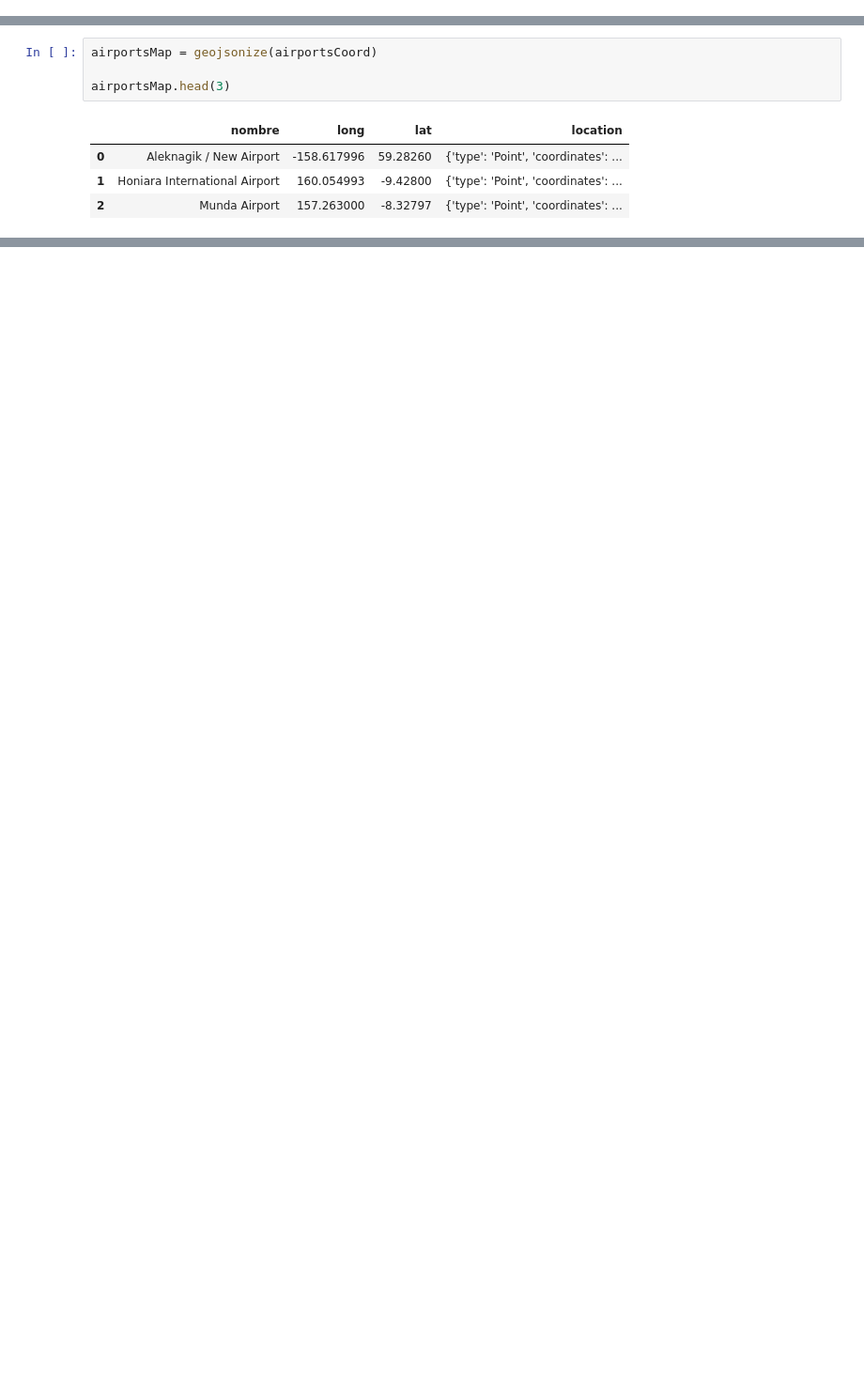
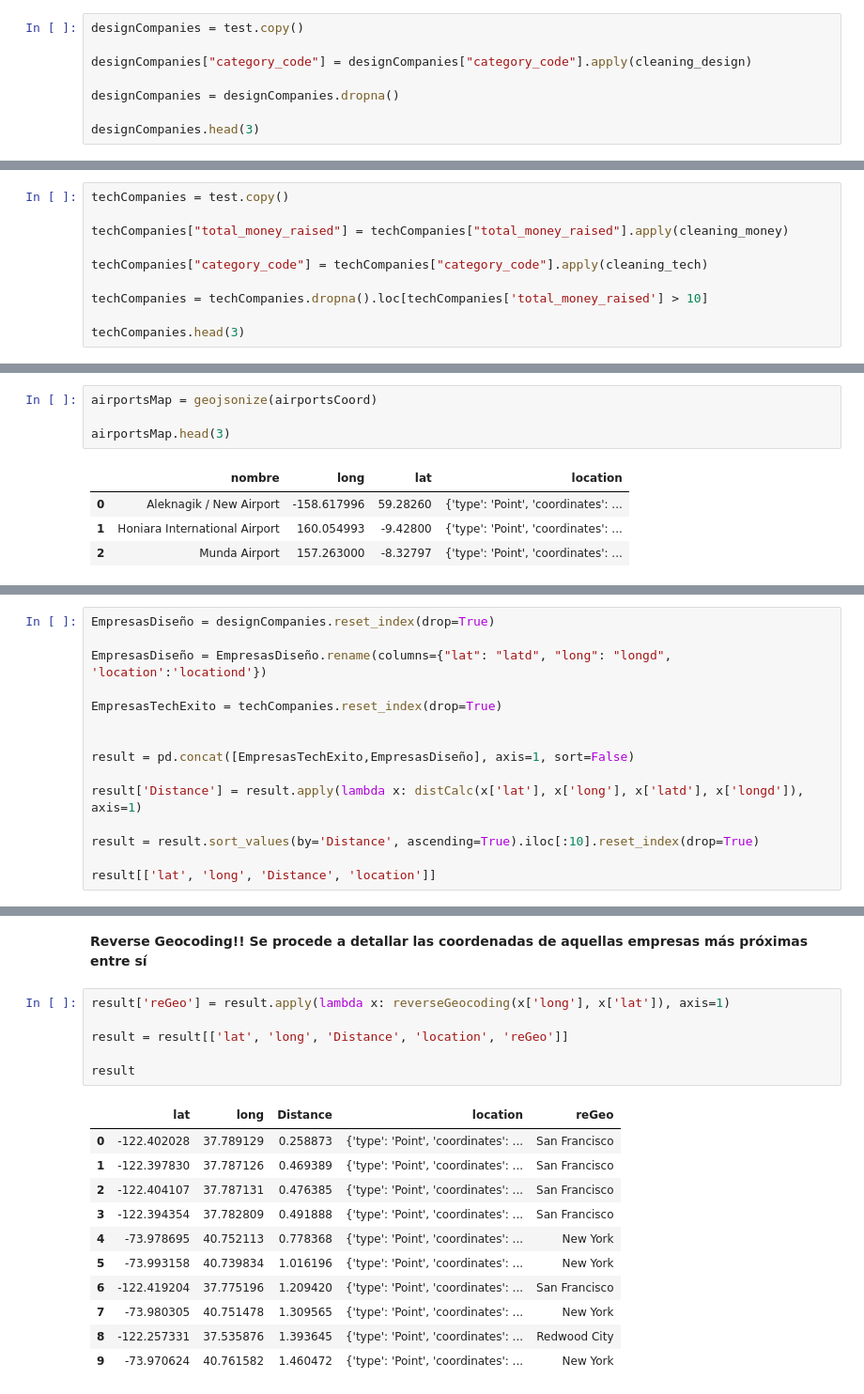
Before and after one commit to Alejorro/Analysis-Places, a Jupyter notebook: main.ipynb, the cells around one changed output, grey strips where cells are left out. Shown: that part at 94% size. Saved outputs shown, nothing was run; the diff lists cells and outputs as text; blank space fills up the shorter version.

```diff
--- a/main.ipynb
+++ b/main.ipynb
@@ -112,0 +149,8 @@ test.head(3)
+# %%
+designCompanies = test.copy()
+
+designCompanies["category_code"] = designCompanies["category_code"].apply(cleaning_design)
+
+designCompanies = designCompanies.dropna()
+
+designCompanies.head(3)
@@ -112,0 +164,10 @@ test.head(3)
+# %%
+techCompanies = test.copy()
+
+techCompanies["total_money_raised"] = techCompanies["total_money_raised"].apply(cleaning_money)
+
+techCompanies["category_code"] = techCompanies["category_code"].apply(cleaning_tech)
+
+techCompanies = techCompanies.dropna().loc[techCompanies['total_money_raised'] > 10]
+
+techCompanies.head(3)
@@ -169,0 +249,15 @@ airportsMap.head(3)
+# %%
+EmpresasDiseño = designCompanies.reset_index(drop=True)
+
+EmpresasDiseño = EmpresasDiseño.rename(columns={"lat": "latd", "long": "longd", 'location':'locationd'})
+
+EmpresasTechExito = techCompanies.reset_index(drop=True)
+
+
+result = pd.concat([EmpresasTechExito,EmpresasDiseño], axis=1, sort=False)
+
+result['Distance'] = result.apply(lambda x: distCalc(x['lat'], x['long'], x['latd'], x['longd']), axis=1)
+
+result = result.sort_values(by='Distance', ascending=True).iloc[:10].reset_index(drop=True)
+
+result[['lat', 'long', 'Distance', 'location']]
@@ -169,0 +276,20 @@ airportsMap.head(3)
+# %% [markdown]
+**Reverse Geocoding!! Se procede a detallar las coordenadas de aquellas empresas más próximas entre sí**
+# %%
+result['reGeo'] = result.apply(lambda x: reverseGeocoding(x['long'], x['lat']), axis=1)
+
+result = result[['lat', 'long', 'Distance', 'location', 'reGeo']]
+
+result
+# %% [output]
+|  | lat | long | Distance | location | reGeo |
+| 0 | -122.402028 | 37.789129 | 0.258873 | {'type': 'Point', 'coordinates': ... | San Francisco |
+| 1 | -122.397830 | 37.787126 | 0.469389 | {'type': 'Point', 'coordinates': ... | San Francisco |
+| 2 | -122.404107 | 37.787131 | 0.476385 | {'type': 'Point', 'coordinates': ... | San Francisco |
+| 3 | -122.394354 | 37.782809 | 0.491888 | {'type': 'Point', 'coordinates': ... | San Francisco |
+| 4 | -73.978695 | 40.752113 | 0.778368 | {'type': 'Point', 'coordinates': ... | New York |
+| 5 | -73.993158 | 40.739834 | 1.016196 | {'type': 'Point', 'coordinates': ... | New York |
+| 6 | -122.419204 | 37.775196 | 1.209420 | {'type': 'Point', 'coordinates': ... | San Francisco |
+| 7 | -73.980305 | 40.751478 | 1.309565 | {'type': 'Point', 'coordinates': ... | New York |
+| 8 | -122.257331 | 37.535876 | 1.393645 | {'type': 'Point', 'coordinates': ... | Redwood City |
+| 9 | -73.970624 | 40.761582 | 1.460472 | {'type': 'Point', 'coordinates': ... | New York |
```
Also changed, not shown: parts of 71 cells of this notebook, 11 other files.
